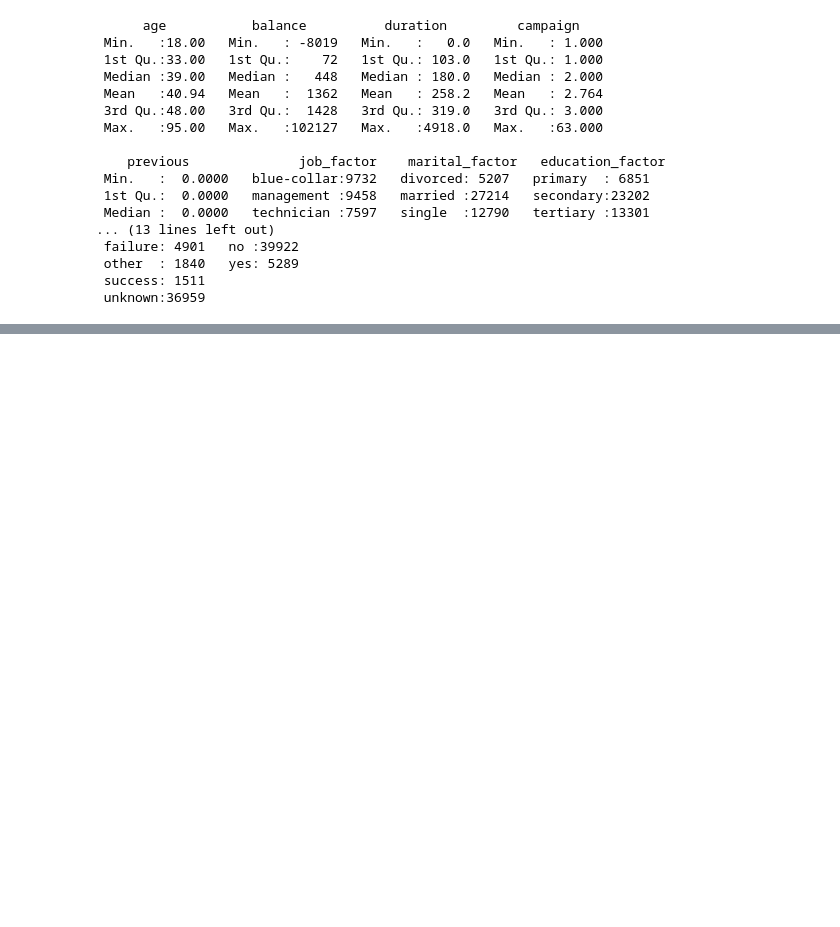
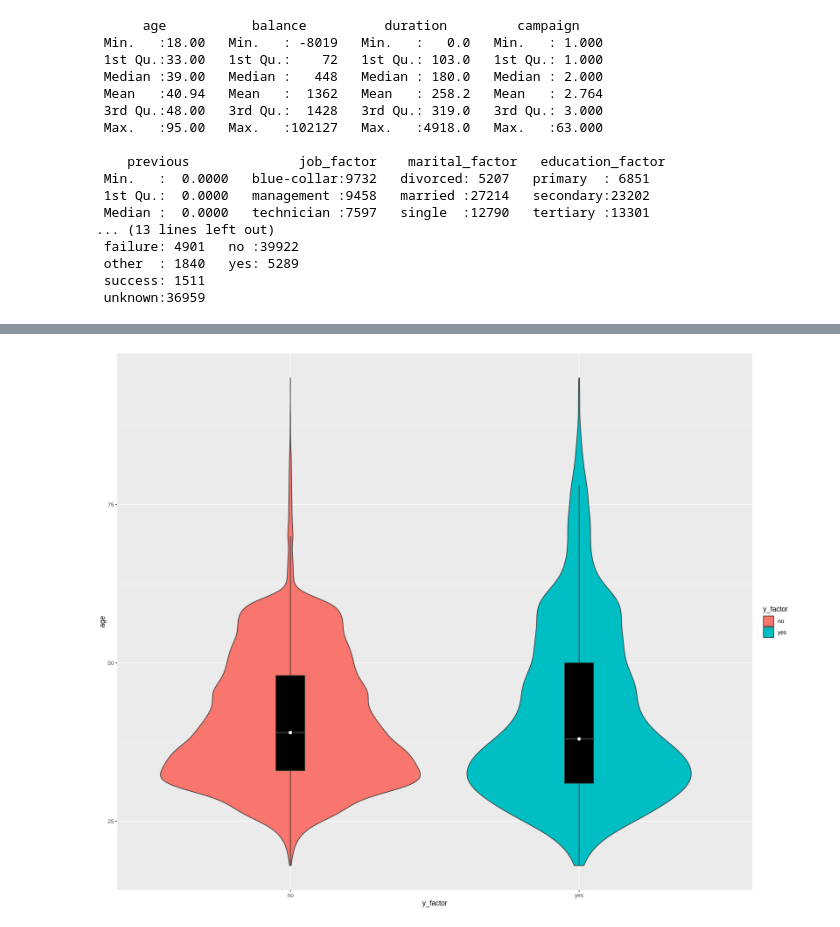
Before and after one commit to dpnolan/taba, a Jupyter notebook: TABA_Bank_data_logic_regression.ipynb, the cells around one changed output, grey strips where cells are left out. Drawn from its saved outputs; the diff is of its cells as text; code cells hidden in the pictures; blank space fills up the shorter version.

```diff
--- a/TABA_Bank_data_logic_regression.ipynb
+++ b/TABA_Bank_data_logic_regression.ipynb
@@ -216,0 +242,12 @@ summary(bank_clean)
+# %%
+# Graph 1 - customer age in yes and no datasets
+hw_p <- ggplot(bank_clean, aes(x = y_factor, y=age, fill=y_factor  ))
+hw_p + geom_violin() +
+  geom_boxplot(width = .1,
+               fill = "black",
+               outlier.colour = NA) +
+  stat_summary(fun = median, geom = "point", fill = "white", shape = 21, size = 2.5)
+# 'yes' population skews more, 0.87 v 0.59, towards the older and younger extreme,
+# than the 'no' population
+# %% [output]
+[figure, added]
```
Also changed, not shown: parts of 91 cells of this notebook.
